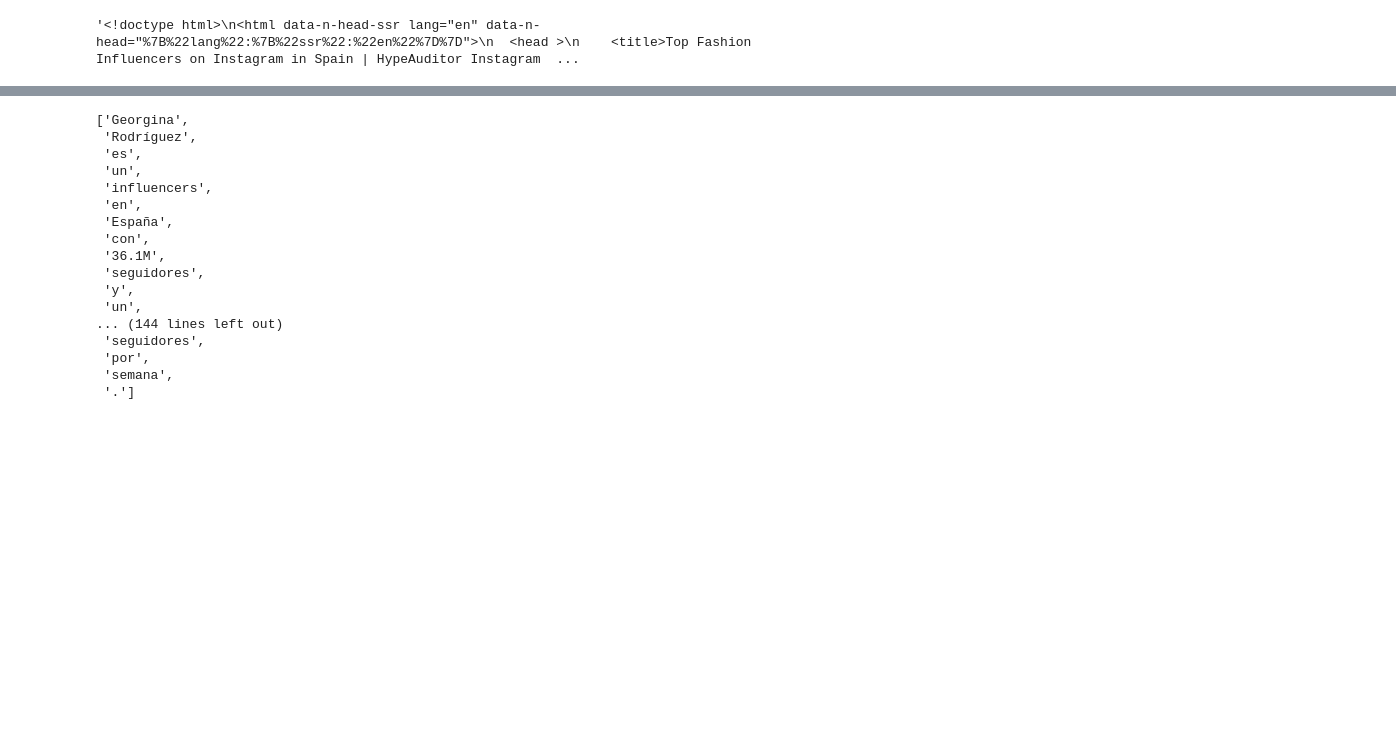
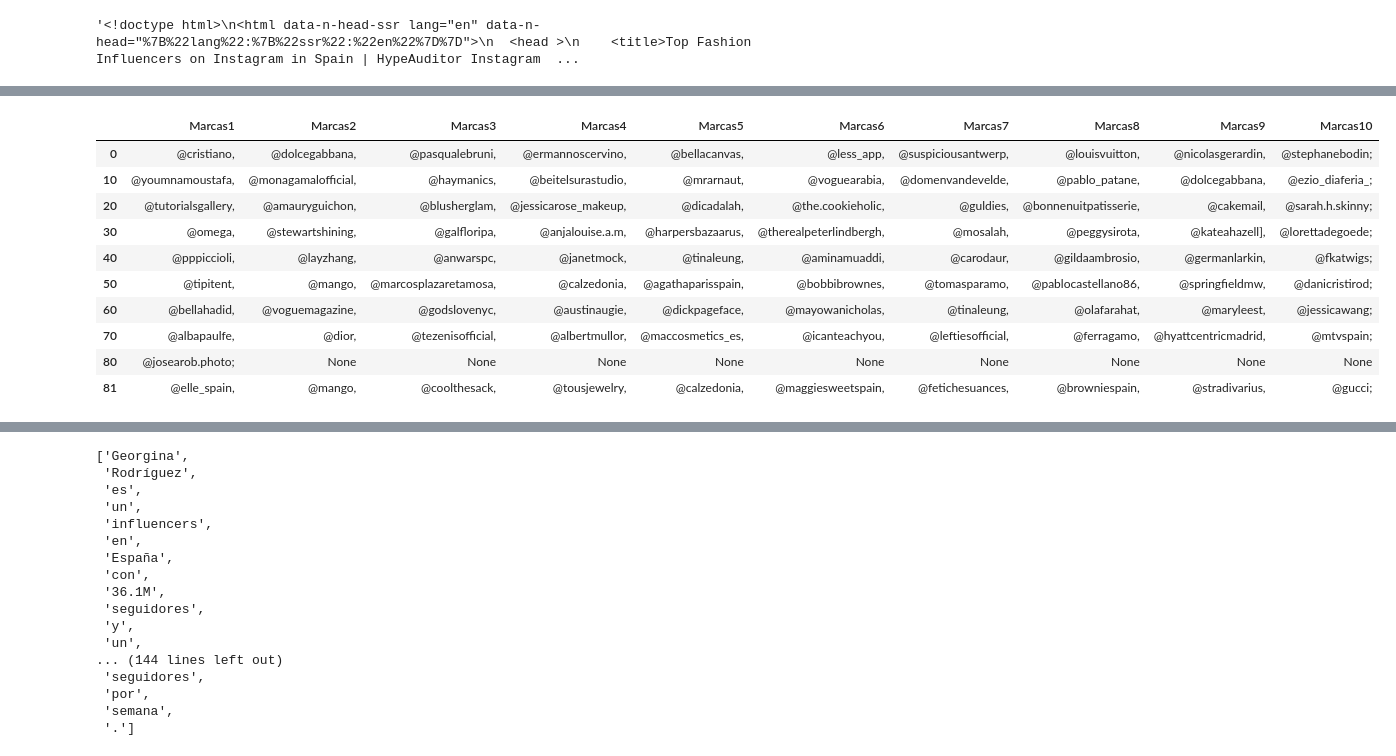
Before and after one commit to MpiPuin12/Marc-Puyol-Iniesta, a Jupyter notebook: Final Project2-3.ipynb, the cells around one changed output, grey strips where cells are left out. Cells and saved outputs as stored; diff of their text form; code cells hidden in the pictures; blank space fills up the shorter version.

```diff
--- a/Final Project2-3.ipynb
+++ b/Final Project2-3.ipynb
@@ -425,8 +426,8 @@ Artists=pd.concat([Artistasspa,Artistasitl],axis=0).reset_index()
 # %%
 countries= ['spain','italy']
 for i in countries:
-    Tecnologiaspa=tecnología('https://hypeauditor.com/es/top-instagram-computers-gadgets-'+countries[0]+'/')
-    Tecnologiaitl=tecnología('https://hypeauditor.com/es/top-instagram-computers-gadgets-'+countries[1]+'/')
+    Tecnologiaspa=influencers('https://hypeauditor.com/es/top-instagram-computers-gadgets-'+countries[0]+'/')
+    Tecnologiaitl=influencers('https://hypeauditor.com/es/top-instagram-computers-gadgets-'+countries[1]+'/')
     Tecnologiaspa['Category']='Tecnología'
     Tecnologiaitl['Category']='Tecnología'
     Tecnologiaspa['Country']=countries[0]
@@ -581,0 +654,14 @@ import re
+# %%
+data.drop_duplicates()
+# %% [output]
+|  | Marcas1 | Marcas2 | Marcas3 | Marcas4 | Marcas5 | Marcas6 | Marcas7 | Marcas8 | Marcas9 | Marcas10 |
+| 0 | @cristiano, | @dolcegabbana, | @pasqualebruni, | @ermannoscervino, | @bellacanvas, | @less_app, | @suspiciousantwerp, | @louisvuitton, | @nicolasgerardin, | @stephanebodin; |
+| 10 | @youmnamoustafa, | @monagamalofficial, | @haymanics, | @beitelsurastudio, | @mrarnaut, | @voguearabia, | @domenvandevelde, | @pablo_patane, | @dolcegabbana, | @ezio_diaferia_; |
+| 20 | @tutorialsgallery, | @amauryguichon, | @blusherglam, | @jessicarose_makeup, | @dicadalah, | @the.cookieholic, | @guldies, | @bonnenuitpatisserie, | @cakemail, | @sarah.h.skinny; |
+| 30 | @omega, | @stewartshining, | @galfloripa, | @anjalouise.a.m, | @harpersbazaarus, | @therealpeterlindbergh, | @mosalah, | @peggysirota, | @kateahazell], | @lorettadegoede; |
+| 40 | @pppiccioli, | @layzhang, | @anwarspc, | @janetmock, | @tinaleung, | @aminamuaddi, | @carodaur, | @gildaambrosio, | @germanlarkin, | @fkatwigs; |
+| 50 | @tipitent, | @mango, | @marcosplazaretamosa, | @calzedonia, | @agathaparisspain, | @bobbibrownes, | @tomasparamo, | @pablocastellano86, | @springfieldmw, | @danicristirod; |
+| 60 | @bellahadid, | @voguemagazine, | @godslovenyc, | @austinaugie, | @dickpageface, | @mayowanicholas, | @tinaleung, | @olafarahat, | @maryleest, | @jessicawang; |
+| 70 | @albapaulfe, | @dior, | @tezenisofficial, | @albertmullor, | @maccosmetics_es, | @icanteachyou, | @leftiesofficial, | @ferragamo, | @hyattcentricmadrid, | @mtvspain; |
+| 80 | @josearob.photo; | None | None | None | None | None | None | None | None | None |
+| 81 | @elle_spain, | @mango, | @coolthesack, | @tousjewelry, | @calzedonia, | @maggiesweetspain, | @fetichesuances, | @browniespain, | @stradivarius, | @gucci; |
```
Also changed, not shown: parts of 27 cells of this notebook.
